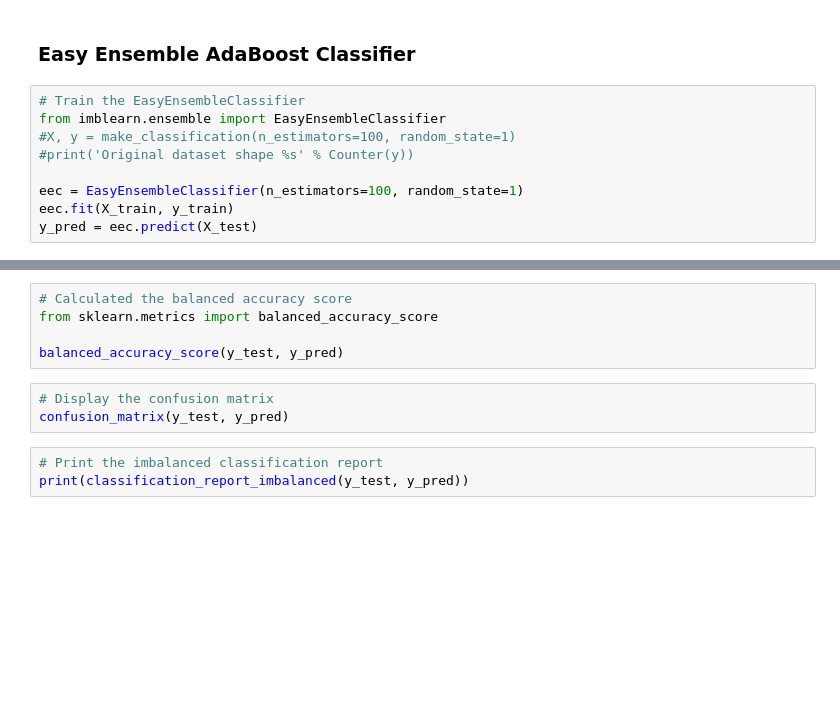
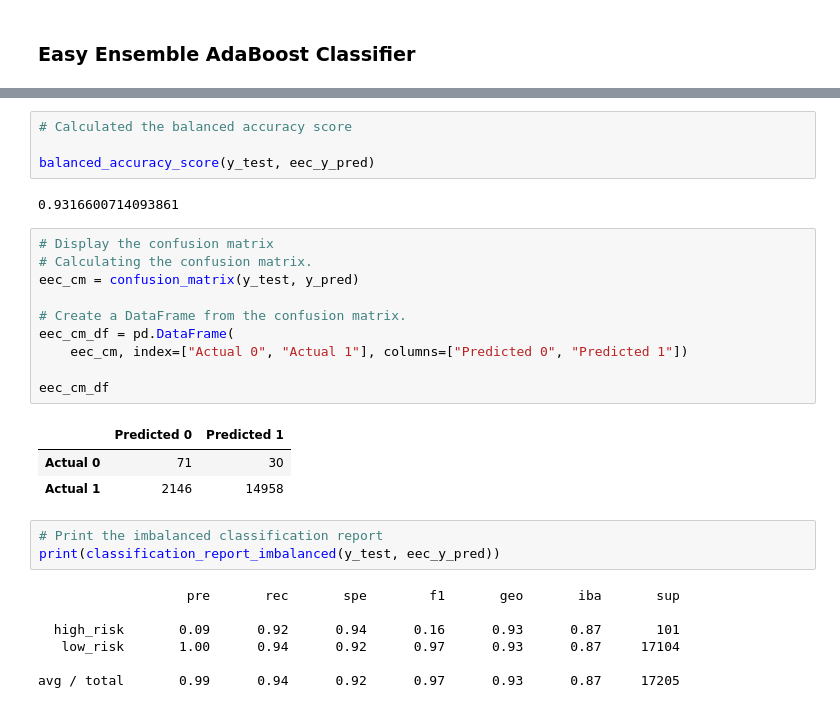
Before and after one commit to JoelS-76/Credit_Risk_Analysis, a Jupyter notebook: credit_risk_ensemble.ipynb, the cells around one changed output, grey strips where cells are left out. Cells and saved outputs as stored; diff of their text form; blank space fills up the shorter version.

```diff
--- a/credit_risk_ensemble.ipynb
+++ b/credit_risk_ensemble.ipynb
@@ -182,11 +203,2 @@ X.describe
 # %% [markdown]
 ### Easy Ensemble AdaBoost Classifier
-# %%
-# Train the EasyEnsembleClassifier
-from imblearn.ensemble import EasyEnsembleClassifier
-#X, y = make_classification(n_estimators=100, random_state=1)
-#print('Original dataset shape %s' % Counter(y))
-
-eec = EasyEnsembleClassifier(n_estimators=100, random_state=1)
-eec.fit(X_train, y_train)
-y_pred = eec.predict(X_test)
@@ -193,11 +221,30 @@ y_pred = eec.predict(X_test)
 # %%
 # Calculated the balanced accuracy score
-from sklearn.metrics import balanced_accuracy_score
 
-balanced_accuracy_score(y_test, y_pred)
+balanced_accuracy_score(y_test, eec_y_pred)
+# %% [output]
+0.9316600714093861
-# %%
-# Display the confusion matrix
-confusion_matrix(y_test, y_pred)
+# %%
+# Display the confusion matrix
+# Calculating the confusion matrix.
+eec_cm = confusion_matrix(y_test, y_pred)
+
+# Create a DataFrame from the confusion matrix.
+eec_cm_df = pd.DataFrame(
+    eec_cm, index=["Actual 0", "Actual 1"], columns=["Predicted 0", "Predicted 1"])
+
+eec_cm_df
+# %% [output]
+|  | Predicted 0 | Predicted 1 |
+| Actual 0 | 71 | 30 |
+| Actual 1 | 2146 | 14958 |
 # %%
 # Print the imbalanced classification report
-print(classification_report_imbalanced(y_test, y_pred))
+print(classification_report_imbalanced(y_test, eec_y_pred))
+# %% [output]
+                   pre       rec       spe        f1       geo       iba       sup
+
+  high_risk       0.09      0.92      0.94      0.16      0.93      0.87       101
+   low_risk       1.00      0.94      0.92      0.97      0.93      0.87     17104
+
+avg / total       0.99      0.94      0.92      0.97      0.93      0.87     17205
```
Also changed, not shown: parts of 6 cells of this notebook.
